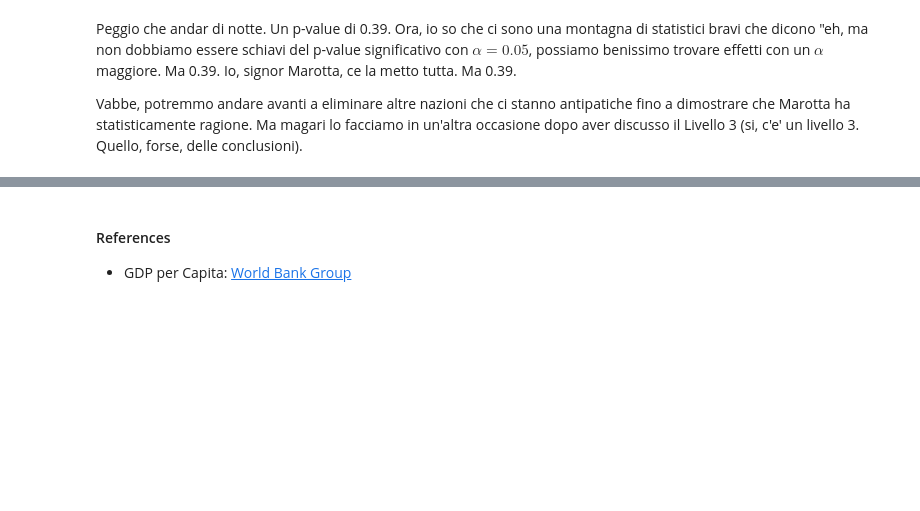
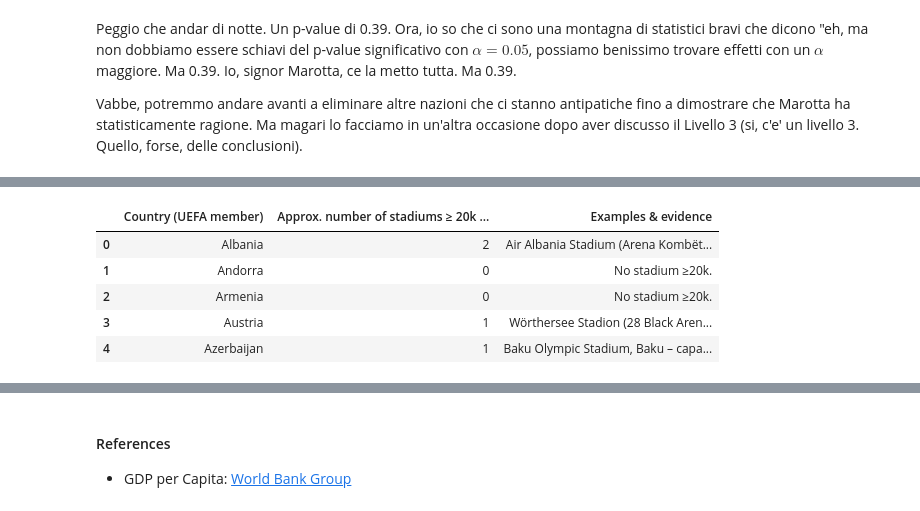
Before and after one commit to pacoraggio/Stadium, a Jupyter notebook: analysis.ipynb, the cells around one changed output, grey strips where cells are left out. Saved outputs shown, nothing was run; the diff lists cells and outputs as text; code cells hidden in the pictures; blank space fills up the shorter version.

```diff
--- a/analysis.ipynb
+++ b/analysis.ipynb
@@ -527,0 +538,10 @@ Vabbe, potremmo andare avanti a eliminare altre nazioni che ci stanno antipatich
+# %%
+stadiumdb_data = pd.read_csv('./data/stadiumdb.csv')
+stadiumdb_data.head()
+# %% [output]
+|  | Country (UEFA member) | Approx. number of stadiums ≥ 20k ... | Examples & evidence |
+| 0 | Albania | 2 | Air Albania Stadium (Arena Kombët... |
+| 1 | Andorra | 0 | No stadium ≥20k. |
+| 2 | Armenia | 0 | No stadium ≥20k. |
+| 3 | Austria | 1 | Wörthersee Stadion (28 Black Aren... |
+| 4 | Azerbaijan | 1 | Baku Olympic Stadium, Baku – capa... |
```
Also changed, not shown: parts of 21 cells of this notebook, 3 other files.
